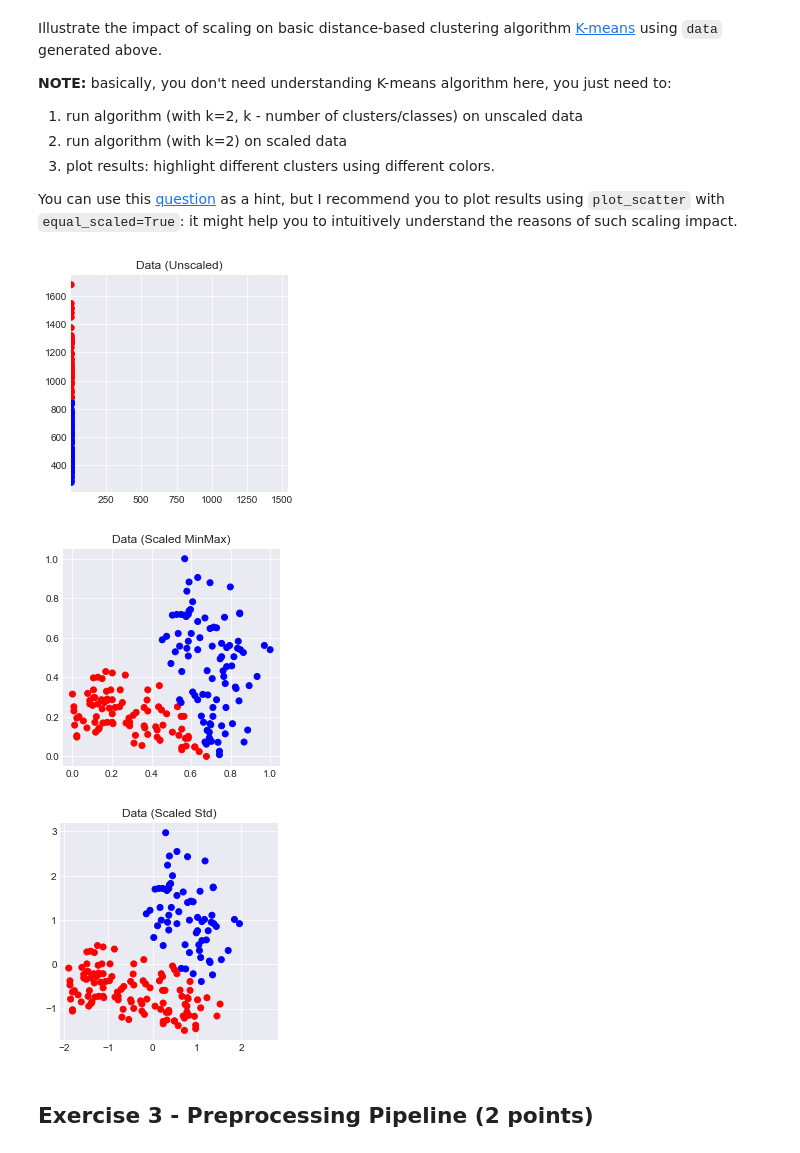
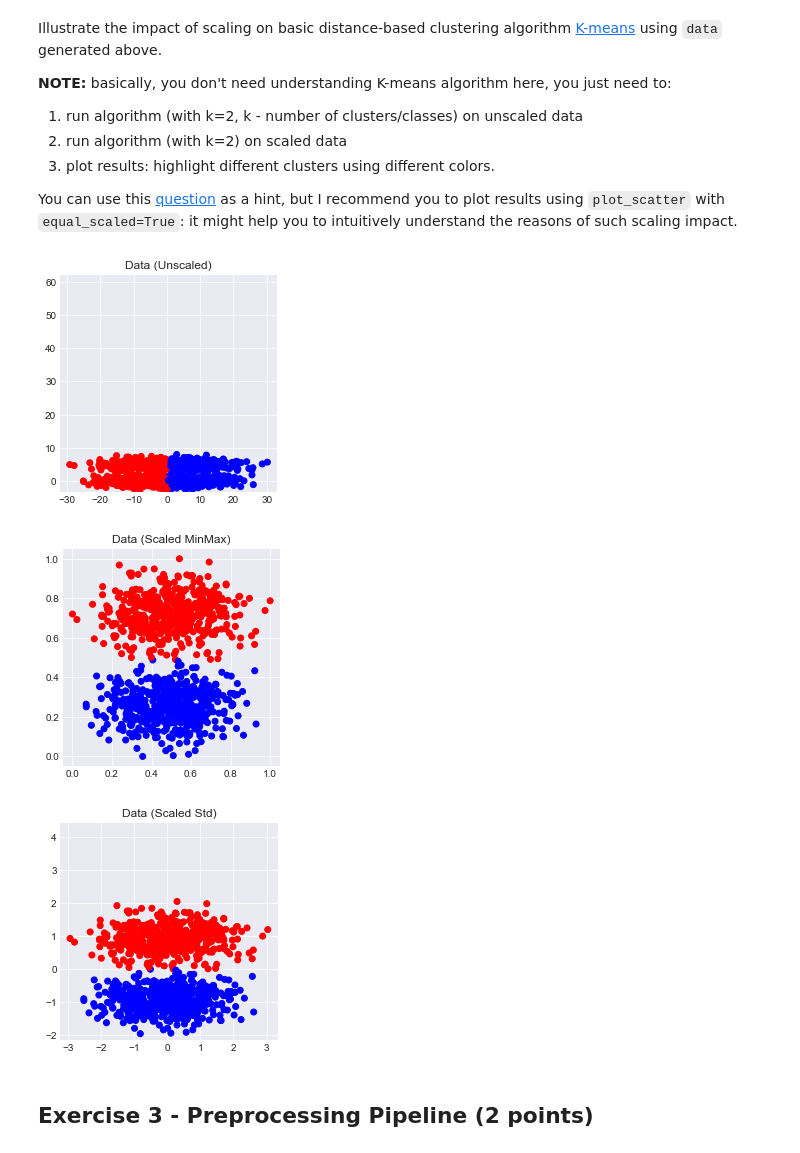
Before and after one commit to zappaz00/6_feature_engineering_selection, a Jupyter notebook: homework.ipynb, the cells around one changed output. Saved outputs shown, nothing was run; the diff lists cells and outputs as text; code cells hidden in the pictures.

```diff
--- a/homework.ipynb
+++ b/homework.ipynb
@@ -217,8 +200,8 @@ class CustomMinMaxScaler(BaseEstimator, TransformerMixin):
 # %% [markdown]
 Это мой собственный assert. Захотелось этот класс тоже реализовать хоть задание и не просит
 # %%
-wine_data_min_max = CustomMinMaxScaler().fit_transform(wine_data)
-assert np.allclose(wine_data_min_max, MinMaxScaler().fit_transform(wine_data))
+data_min_max = CustomMinMaxScaler().fit_transform(data)
+assert np.allclose(data_min_max, MinMaxScaler().fit_transform(data))
 # %% [markdown]
 Для скаттерплота выбрала одной из осей proline - у него самые высокие значения
 # %%
@@ -232,6 +215,6 @@ plot_scatter(wine_data_min_max[:, 11], wine_data_min_max[:, 12], auto_scaled=Fal
 # %% [markdown]
 ### StandardScaler (0.5 point)
 # %%
-wine_data_std = CustomStandardScaler().fit_transform(wine_data)
-plot_scatter(wine_data_std[:, 11], wine_data_std[:, 12], auto_scaled=False , title='Data (Std scale)')
+data_std = CustomStandardScaler().fit_transform(data)
+plot_scatter(data_std[:, 0], data_std[:, 1], auto_scaled=False , title='Data (Std scale)')
 # %% [output]
@@ -253,20 +236,18 @@ You can use this [question](https://stats.stackexchange.com/questions/89809/is-i
 # %%
 from sklearn.cluster import KMeans
 
-features_to_separate = [11, 12]
-
-kmeans_unscaled = KMeans(n_clusters=2, random_state=42).fit(np_wine_data[:, features_to_separate])
-kmeans_scaled_min_max = KMeans(n_clusters=2, random_state=42).fit(wine_data_min_max[:, features_to_separate])
-kmeans_scaled_std = KMeans(n_clusters=2, random_state=42).fit(wine_data_std[:, features_to_separate])
+kmeans_unscaled = KMeans(n_clusters=2, random_state=42).fit(data)
+kmeans_scaled_min_max = KMeans(n_clusters=2, random_state=42).fit(data_min_max)
+kmeans_scaled_std = KMeans(n_clusters=2, random_state=42).fit(data_std)
 
 #equal_sc
-plot_scatter(np_wine_data[:, features_to_separate[0]], np_wine_data[:, features_to_separate[1]], auto_scaled=False, title='Data (Unscaled)', clusters=kmeans_unscaled.predict(np_wine_data[:, features_to_separate]))
-plot_scatter(wine_data_min_max[:, features_to_separate[0]], wine_data_min_max[:, features_to_separate[1]], auto_scaled=False, title='Data (Scaled MinMax)', clusters=kmeans_scaled_min_max.predict(wine_data_min_max[:, features_to_separate]))
-plot_scatter(wine_data_std[:, features_to_separate[0]], wine_data_std[:, features_to_separate[1]], auto_scaled=False, title='Data (Scaled Std)', clusters=kmeans_scaled_std.predict(wine_data_std[:, features_to_separate]))
+plot_scatter(data[:, 0], data[:, 1], auto_scaled=False, title='Data (Unscaled)', clusters=kmeans_unscaled.predict(data))
+plot_scatter(data_min_max[:, 0], data_min_max[:, 1], auto_scaled=False, title='Data (Scaled MinMax)', clusters=kmeans_scaled_min_max.predict(data_min_max))
+plot_scatter(data_std[:, 0], data_std[:, 1], auto_scaled=False, title='Data (Scaled Std)', clusters=kmeans_scaled_std.predict(data_std))
 # %% [output]
-[figure, old version]
+[figure, new version]
-[figure, old version]
+[figure, new version]
-[figure, old version]
+[figure, new version]
 # %% [markdown]
 ## Exercise  3 - Preprocessing Pipeline (2 points)
 # %%
```
Also changed, not shown: parts of 17 cells of this notebook.
